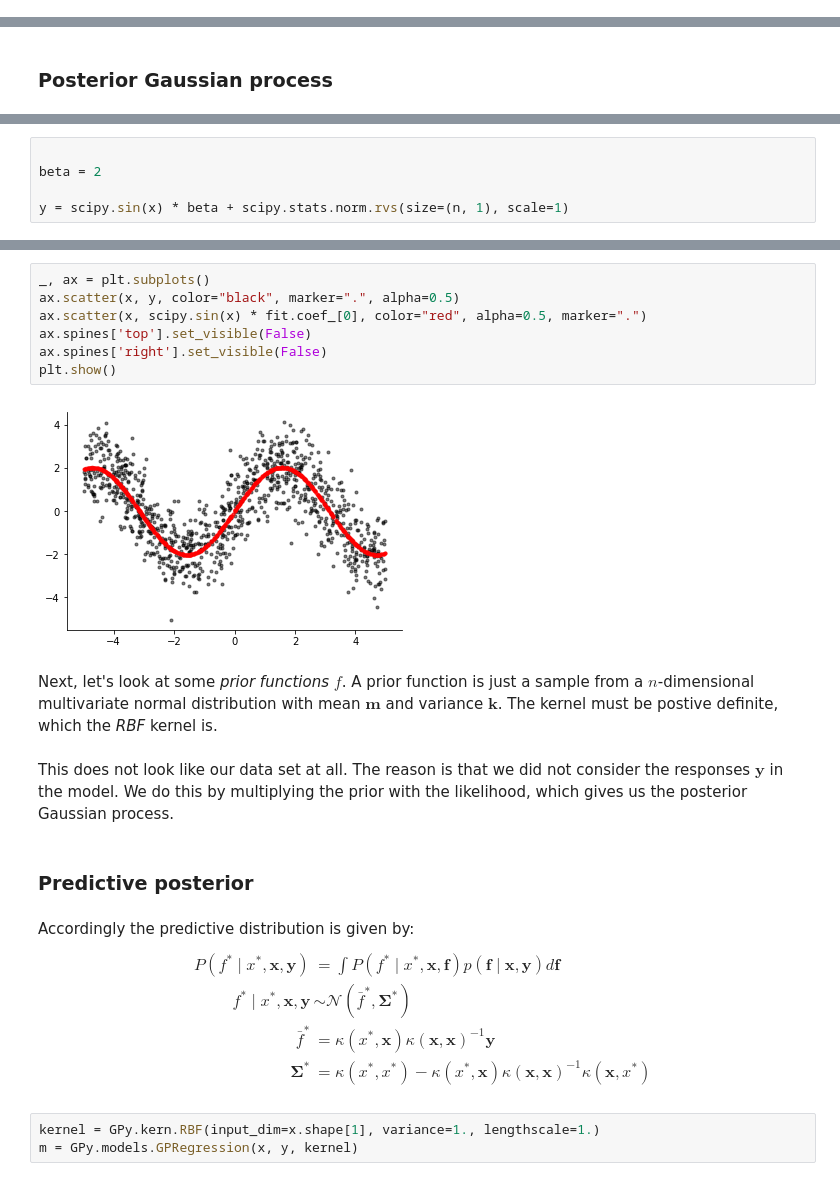
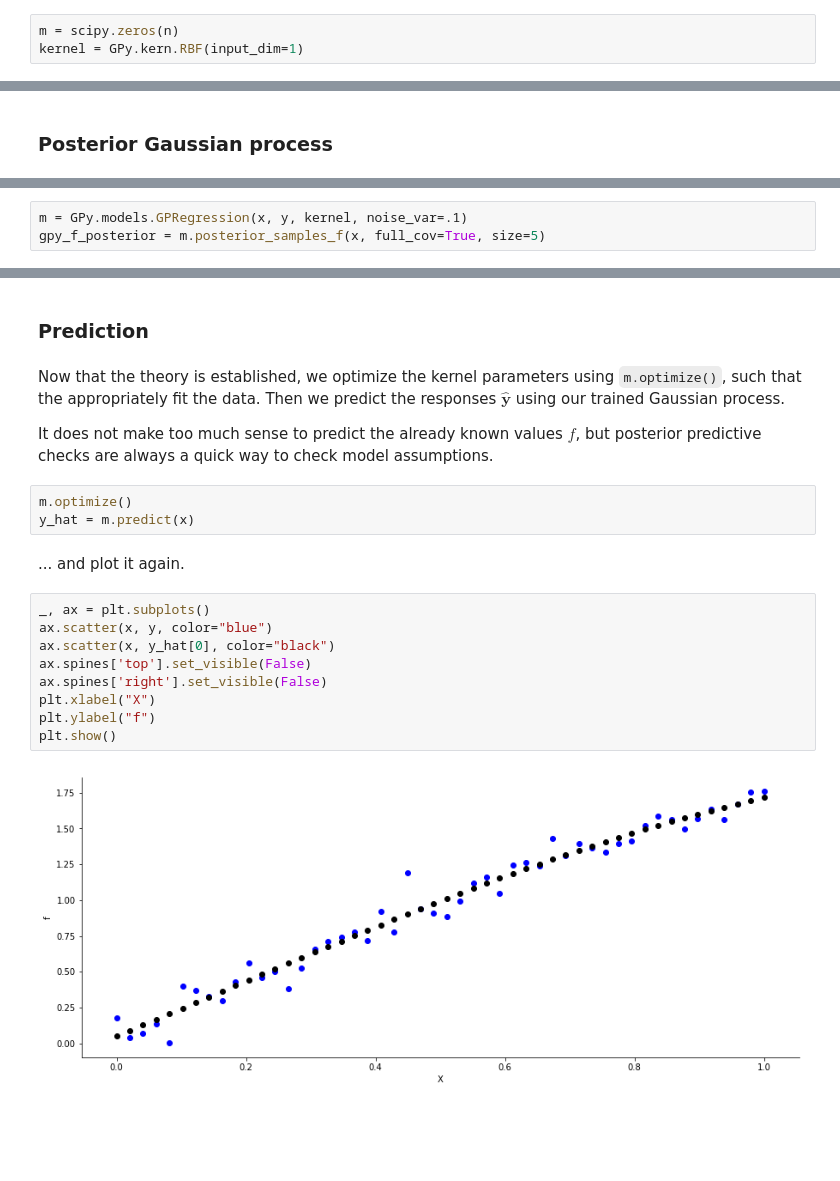
Before and after one commit to dirmeier/etudes, a Jupyter notebook: 02-gaussian_process_regression.ipynb, the cells around one changed output, grey strips where cells are left out. Saved outputs shown, nothing was run; the diff lists cells and outputs as text; blank space fills up the shorter version.

```diff
--- a/02-gaussian_process_regression.ipynb
+++ b/02-gaussian_process_regression.ipynb
@@ -57,0 +62,3 @@ k = rbf_kernel(x, gamma=2)
+# %%
+m = scipy.zeros(n)
+kernel = GPy.kern.RBF(input_dim=1)
@@ -100,0 +142,3 @@ So the posterior is again a Gaussian process with modified mean and variance fun
+# %%
+m = GPy.models.GPRegression(x, y, kernel, noise_var=.1)
+gpy_f_posterior = m.posterior_samples_f(x, full_cov=True, size=5)
@@ -117,5 +196,0 @@ The joint distribution of observed noisy target values $\mathbf{y}$ and unobserv
-# %%
-
-beta = 2
-
-y = scipy.sin(x) * beta + scipy.stats.norm.rvs(size=(n, 1), scale=1)
@@ -131,26 +207,22 @@ Beta estimated: [[2.02356323]]
+# %% [markdown]
+### Prediction
+# %% [markdown]
+Now that the theory is established, we optimize the kernel parameters using `m.optimize()`, such that the appropriately fit the data. Then we predict the responses $\hat{\mathbf{y}}$ using our trained Gaussian process.
+
+It does not make too much sense to predict the already known values $f$, but posterior predictive checks are always a quick way to check model assumptions.
+# %%
+m.optimize()
+y_hat = m.predict(x)
+# %% [markdown]
+... and plot it again.
 # %%
 _, ax = plt.subplots()
-ax.scatter(x, y, color="black", marker=".", alpha=0.5)
-ax.scatter(x, scipy.sin(x) * fit.coef_[0], color="red", alpha=0.5, marker=".")
+ax.scatter(x, y, color="blue")
+ax.scatter(x, y_hat[0], color="black")
 ax.spines['top'].set_visible(False)
 ax.spines['right'].set_visible(False)
+plt.xlabel("X")
+plt.ylabel("f")
 plt.show()
 # %% [output]
-[figure, old version]
+[figure, new version]
-# %% [markdown]
-Next, let's look at some *prior functions* $f$. A prior function is just a sample from a $n$-dimensional multivariate normal distribution with mean $\mathbf{m}$ and variance $\mathbf{k}$. The kernel must be postive definite, which the *RBF* kernel is.
-# %% [markdown]
-This does not look like our data set at all. The reason is that we did not consider the responses $\mathbf{y}$ in the model. We do this by multiplying the prior with the likelihood, which gives us the posterior Gaussian process.
-# %% [markdown]
-### Predictive posterior
-# %% [markdown]
-Accordingly the predictive distribution is given by:
-\begin{align}
-P(f^* \mid {x}^*, \mathbf{x}, \mathbf{y} )  & =  \int P(f^* \mid {x}^*, \mathbf{x}, \mathbf{f} ) p(\mathbf{f} \mid \mathbf{x}, \mathbf{y} ) d \mathbf{f}  \\
-f^* \mid  x^*, \mathbf{x}, \mathbf{y} &  \sim \mathcal{N}(\bar{f}^*, \boldsymbol{\Sigma}^*) \\
-\bar{f}^* & = \kappa({x}^*, \mathbf{x}) \kappa(\mathbf{x}, \mathbf{x})^{-1} \mathbf{y} \\
- \boldsymbol{\Sigma}^* & = \kappa({x}^*, {x}^*)  - \kappa({x}^*, \mathbf{x}) \kappa(\mathbf{x}, \mathbf{x})^{-1} \kappa(\mathbf{x}, {x}^*)
-\end{align}
-# %%
-kernel = GPy.kern.RBF(input_dim=x.shape[1], variance=1., lengthscale=1.)
-m = GPy.models.GPRegression(x, y, kernel)
```
Also changed, not shown: parts of 32 cells of this notebook.
